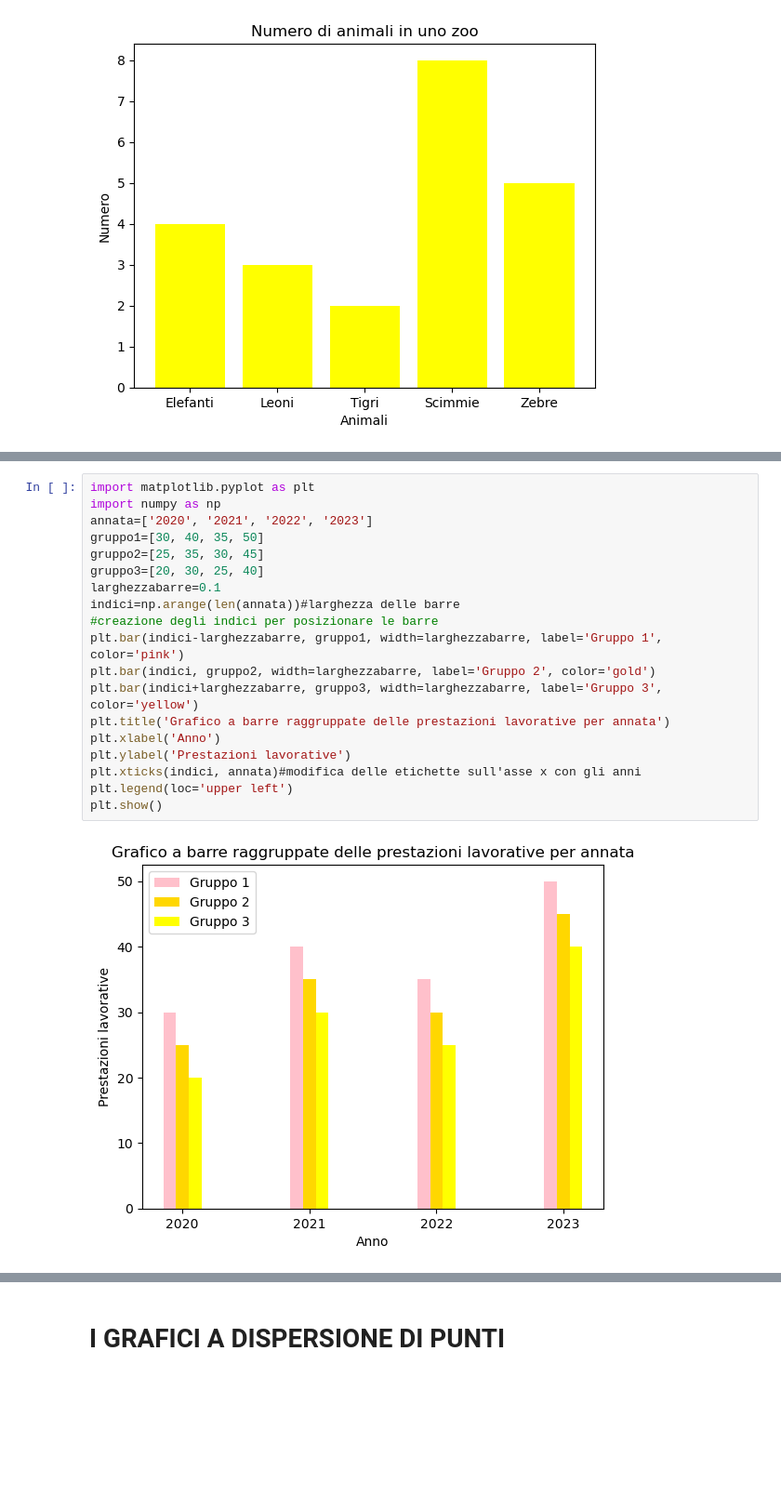
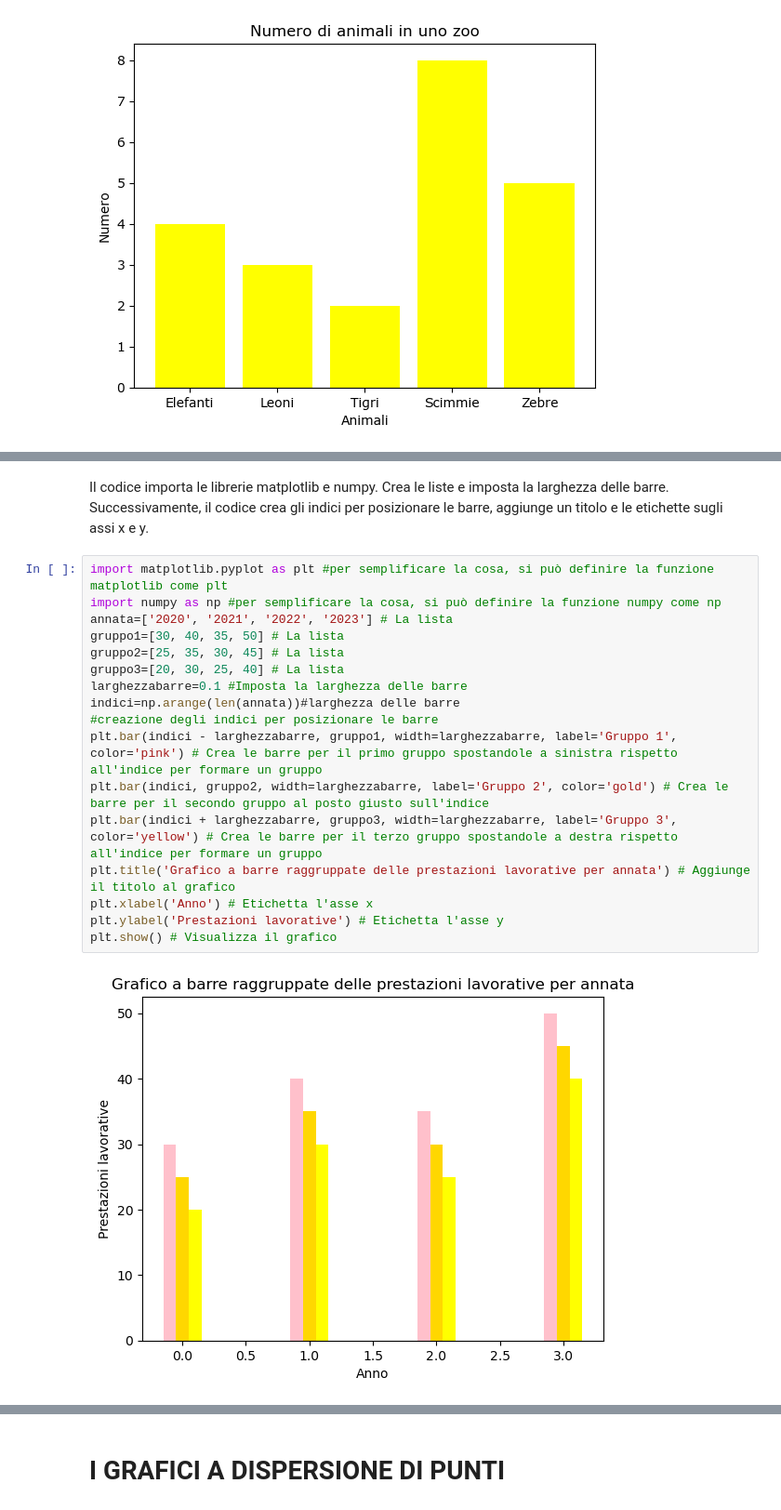
Before and after one commit to Istituto-freudinttheprodev/Python-ROBOTICA-E-AI, a Jupyter notebook: Es. 3 (i grafici).ipynb, the cells around one changed output, grey strips where cells are left out. Shown at 93% size. Cells and saved outputs as stored; diff of their text form; blank space fills up the shorter version.

```diff
--- a/Es. 3 (i grafici).ipynb
+++ b/Es. 3 (i grafici).ipynb
@@ -94,23 +110,23 @@ plt.show()
 # %% [output]
 [figure]
+# %% [markdown]
+Il codice importa le librerie matplotlib e numpy. Crea le liste e imposta la larghezza delle barre. Successivamente, il codice crea gli indici per posizionare le barre, aggiunge un titolo e le etichette sugli assi x e y.
 # %%
-import matplotlib.pyplot as plt
-import numpy as np
-annata=['2020', '2021', '2022', '2023']
-gruppo1=[30, 40, 35, 50]
-gruppo2=[25, 35, 30, 45]
-gruppo3=[20, 30, 25, 40]
-larghezzabarre=0.1
+import matplotlib.pyplot as plt #per semplificare la cosa, si può definire la funzione matplotlib come plt
+import numpy as np #per semplificare la cosa, si può definire la funzione numpy come np
+annata=['2020', '2021', '2022', '2023'] # La lista
+gruppo1=[30, 40, 35, 50] # La lista
+gruppo2=[25, 35, 30, 45] # La lista
+gruppo3=[20, 30, 25, 40] # La lista
+larghezzabarre=0.1 #Imposta la larghezza delle barre
 indici=np.arange(len(annata))#larghezza delle barre
 #creazione degli indici per posizionare le barre
-plt.bar(indici-larghezzabarre, gruppo1, width=larghezzabarre, label='Gruppo 1', color='pink')
-plt.bar(indici, gruppo2, width=larghezzabarre, label='Gruppo 2', color='gold')
-plt.bar(indici+larghezzabarre, gruppo3, width=larghezzabarre, label='Gruppo 3', color='yellow')
-plt.title('Grafico a barre raggruppate delle prestazioni lavorative per annata')
-plt.xlabel('Anno')
-plt.ylabel('Prestazioni lavorative')
-plt.xticks(indici, annata)#modifica delle etichette sull'asse x con gli anni
-plt.legend(loc='upper left')
-plt.show()
+plt.bar(indici - larghezzabarre, gruppo1, width=larghezzabarre, label='Gruppo 1', color='pink') # Crea le barre per il primo gruppo spostandole a sinistra rispetto all'indice per formare un gruppo
+plt.bar(indici, gruppo2, width=larghezzabarre, label='Gruppo 2', color='gold') # Crea le barre per il secondo gruppo al posto giusto sull'indice
+plt.bar(indici + larghezzabarre, gruppo3, width=larghezzabarre, label='Gruppo 3', color='yellow') # Crea le barre per il terzo gruppo spostandole a destra rispetto all'indice per formare un gruppo
+plt.title('Grafico a barre raggruppate delle prestazioni lavorative per annata') # Aggiunge il titolo al grafico
+plt.xlabel('Anno') # Etichetta l'asse x
+plt.ylabel('Prestazioni lavorative') # Etichetta l'asse y
+plt.show() # Visualizza il grafico
 # %% [output]
-[figure, old version]
+[figure, new version]
```
Also changed, not shown: parts of 46 cells of this notebook, 1 other file.
